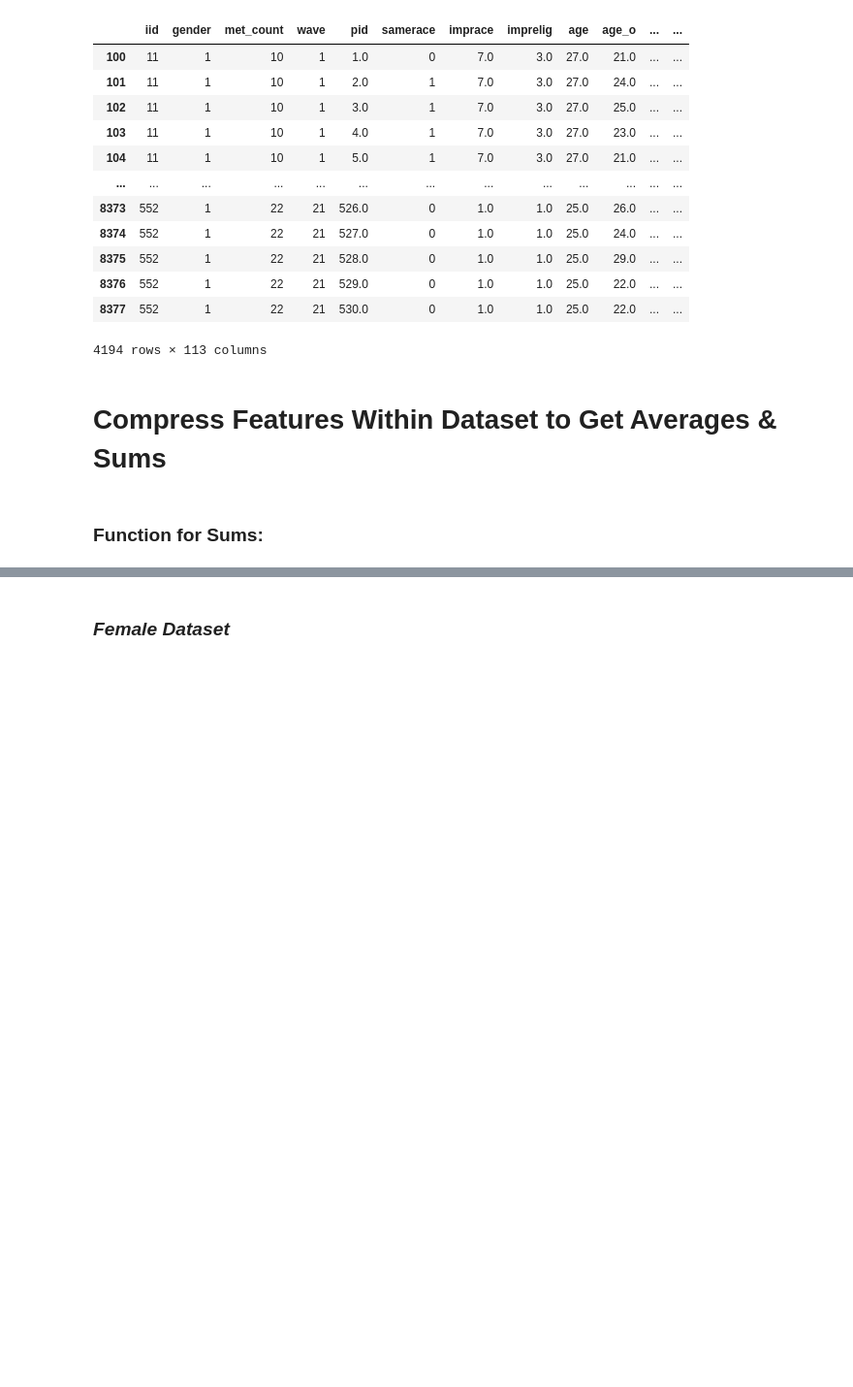
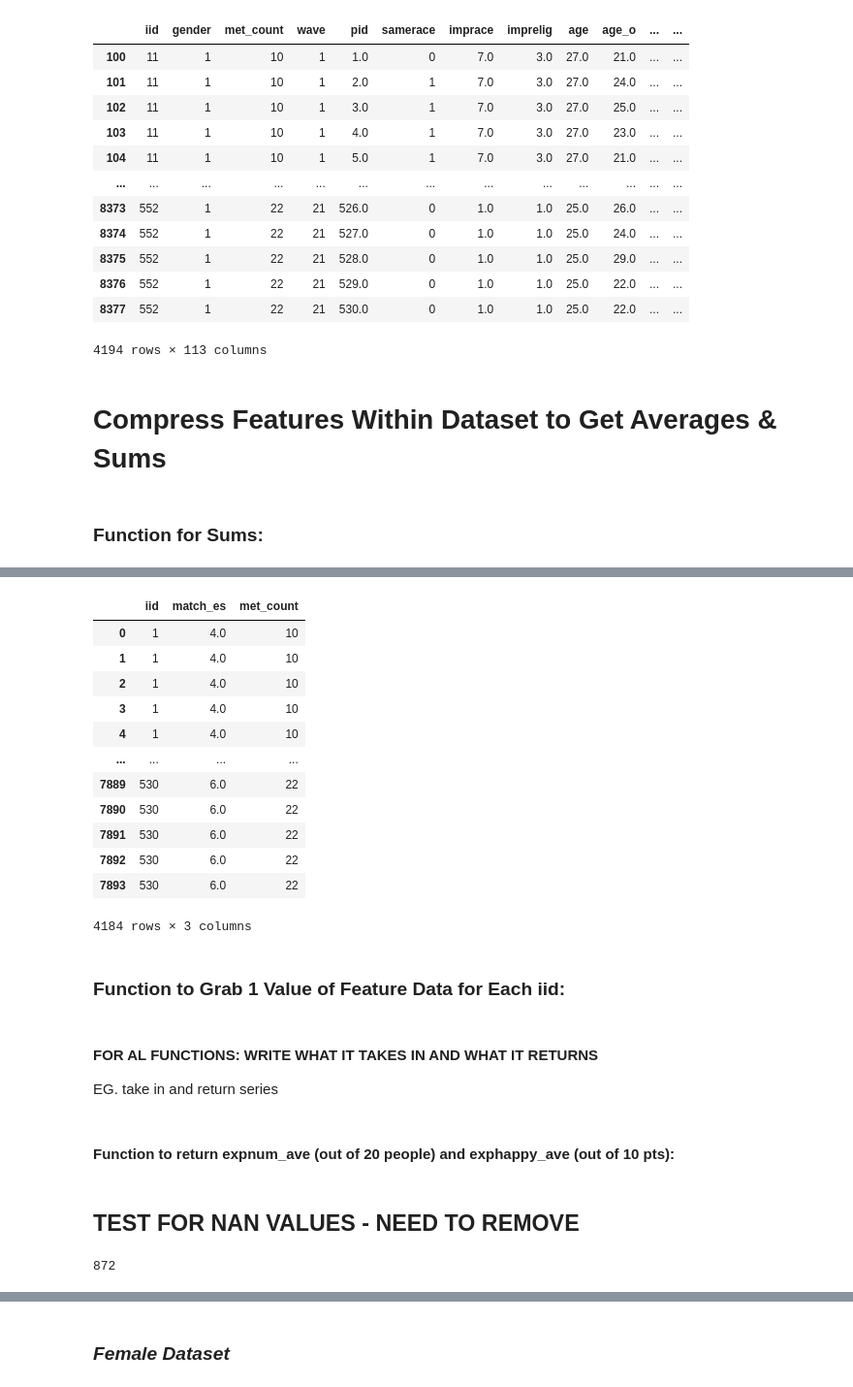
Before and after one commit to MirandaRemmer/DS-SF-23-work, a Jupyter notebook: final-project - MR/3/SpeedDating_dataset.ipynb, the cells around one changed output, grey strips where cells are left out. Shown: that part at 97% size. Drawn from its saved outputs; the diff is of its cells as text; code cells hidden in the pictures; blank space fills up the shorter version.

```diff
--- a/final-project - MR/3/SpeedDating_dataset.ipynb
+++ b/final-project - MR/3/SpeedDating_dataset.ipynb
@@ -280,0 +242,26 @@ IID1
+# %%
+#EXAMPLE
+
+df_female_raw[['iid', 'match_es', 'met_count']]
+#want to get average of match_es (match_es/met_count)
+# %% [output]
+|  | iid | match_es | met_count |
+| 0 | 1 | 4.0 | 10 |
+| 1 | 1 | 4.0 | 10 |
+| 2 | 1 | 4.0 | 10 |
+| 3 | 1 | 4.0 | 10 |
+| 4 | 1 | 4.0 | 10 |
+| ... | ... | ... | ... |
+| 7889 | 530 | 6.0 | 22 |
+| 7890 | 530 | 6.0 | 22 |
+| 7891 | 530 | 6.0 | 22 |
+| 7892 | 530 | 6.0 | 22 |
+| 7893 | 530 | 6.0 | 22 |
+4184 rows × 3 columns
+# %% [markdown]
+### Function to Grab 1 Value of Feature Data for Each iid:
+# %% [markdown]
+#### FOR AL FUNCTIONS: WRITE WHAT IT TAKES IN AND WHAT IT RETURNS
+
+
+EG. take in and return series
@@ -280,0 +283,2 @@ IID1
+# %% [markdown]
+#### Function to return expnum_ave (out of 20 people) and exphappy_ave (out of 10 pts):
@@ -280,0 +302,6 @@ IID1
+# %% [markdown]
+## TEST FOR NAN VALUES - NEED TO REMOVE
+# %%
+len(df_female_raw.expnum.dropna())
+# %% [output]
+872
```
Also changed, not shown: parts of 45 cells of this notebook, 4 other files.
